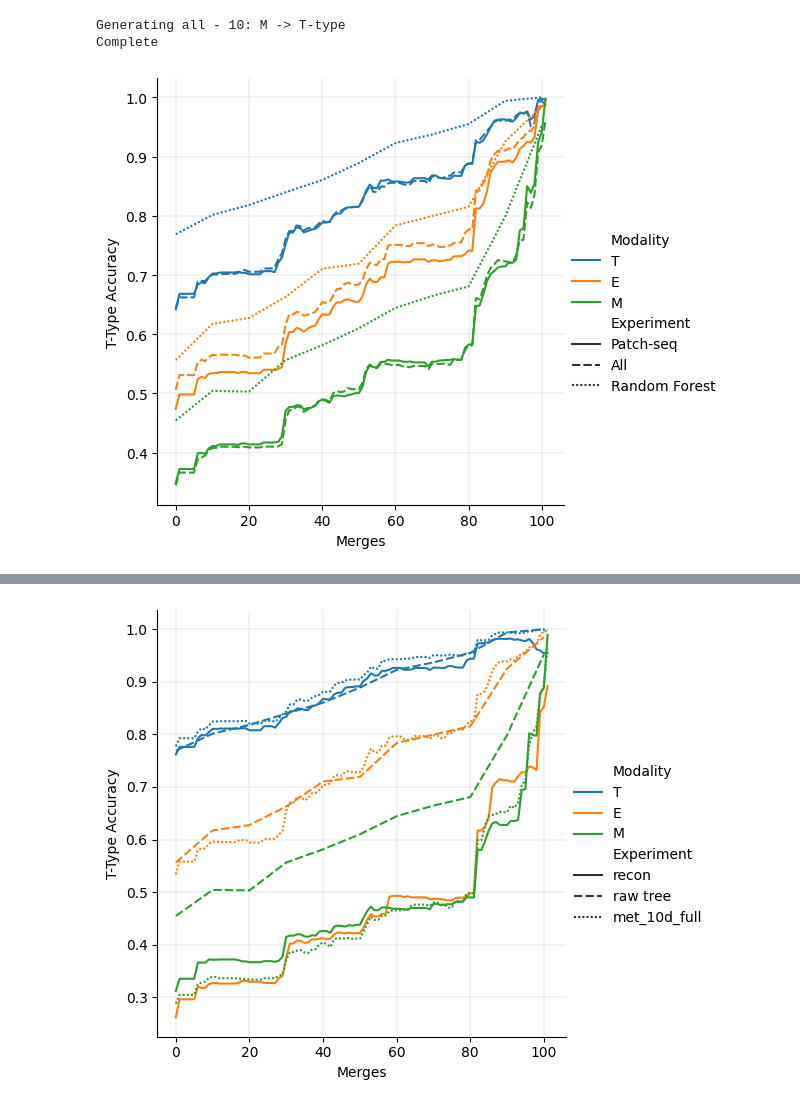
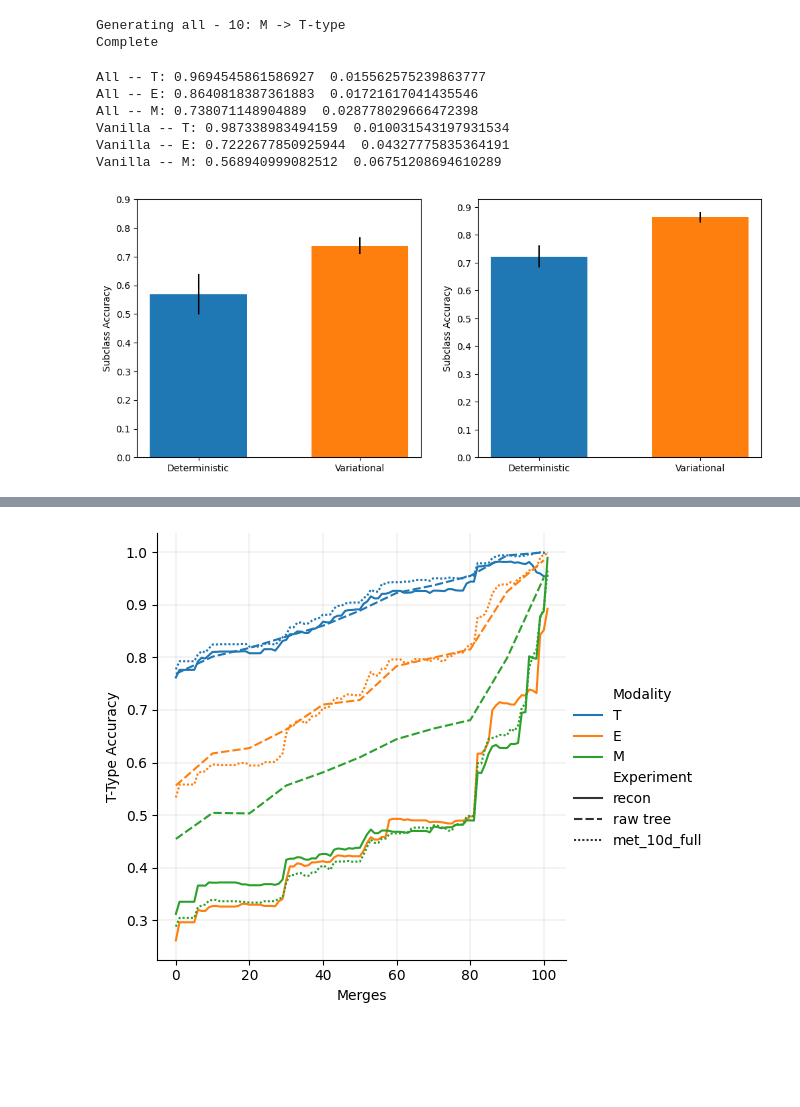
Before and after one commit to AllenInstitute/cplAE_MET, a Jupyter notebook: notebooks/LatentSpaces.ipynb, the cells around one changed output, grey strips where cells are left out. Cells and saved outputs as stored; diff of their text form; code cells hidden in the pictures; blank space fills up the shorter version.

```diff
--- a/notebooks/LatentSpaces.ipynb
+++ b/notebooks/LatentSpaces.ipynb
@@ -467,23 +501,26 @@ for (name, exp_path) in trees.items():
             accs = np.load(modal_path)["arr_0"]
             for (num_merges, acc) in enumerate(accs):
                 tree_accs.setdefault(name, {}).setdefault(modal, {}).setdefault(num_merges, []).append(acc)
-# %%
-results = {"Merges": [], "T-Type Accuracy": [], "Modality": [], "Experiment": [], "Latent Dimension": []}
-for (exp_name, modal_dict) in {"Patch-seq": all_accs["patch"], "All": all_accs["all"], "Random Forest": tree_accs["raw"]}.items():
-    for (modal, merge_dict) in modal_dict.items():
-        for (num_merges, fold_accs) in merge_dict.items():
-            results["Merges"].extend([num_merges]*len(fold_accs))
-            results["T-Type Accuracy"].extend(fold_accs)
-            results["Modality"].extend(
-                [modal if "Control" not in exp_name else "Control"]*len(fold_accs))
-            results["Experiment"].extend([exp_name]*len(fold_accs))
-            results["Latent Dimension"].extend([10 if "3" in exp_name else 3]*len(fold_accs))
-plot = sns.relplot(results, x = "Merges", y = "T-Type Accuracy", style = "Experiment", hue = "Modality",
-                   kind = "line", errorbar = None)
-for axes_row in plot.axes:
-    for axis in axes_row:
-        axis.grid(linewidth = 0.2)
-# plt.savefig("latent_accs_final.pdf")
-plt.show()
-# %% [output]
-[figure, removed]
+# %%
+for (exp_name, modal_dict) in {"All": all_accs["all"], "Vanilla": all_accs["vanilla_all"]}.items():
+    for (modal, merge_dict) in modal_dict.items():
+        (num_merges, fold_accs) = (90, merge_dict[90])
+        print(f"{exp_name} -- {modal}: {np.mean(fold_accs)}  {np.std(fold_accs)}")
+# %% [output]
+All -- T: 0.9694545861586927  0.015562575239863777
+All -- E: 0.8640818387361883  0.01721617041435546
+All -- M: 0.738071148904889  0.028778029666472398
+Vanilla -- T: 0.987338983494159  0.010031543197931534
+Vanilla -- E: 0.7222677850925944  0.04327775835364191
+Vanilla -- M: 0.568940999082512  0.06751208694610289
+# %%
+(fig, (ax_m, ax_e)) = plt.subplots(1, 2, figsize = (12, 5))
+ax_m.bar(["Deterministic", "Variational"], [0.569, 0.738], 0.6, yerr = [0.07, 0.03], color = ["C0", "C1"])
+ax_e.bar(["Deterministic", "Variational"], [0.722, 0.864], 0.6, yerr = [0.04, 0.02], color = ["C0", "C1"])
+ax_m.set_yticks(np.linspace(0, 0.9, 10))
+ax_e.set_yticks(np.linspace(0, 0.9, 10))
+ax_m.set_ylabel("Subclass Accuracy")
+ax_e.set_ylabel("Subclass Accuracy")
+plt.show()
+# %% [output]
+[figure, added]
```
Also changed, not shown: parts of 12 cells of this notebook, 3 other files.
